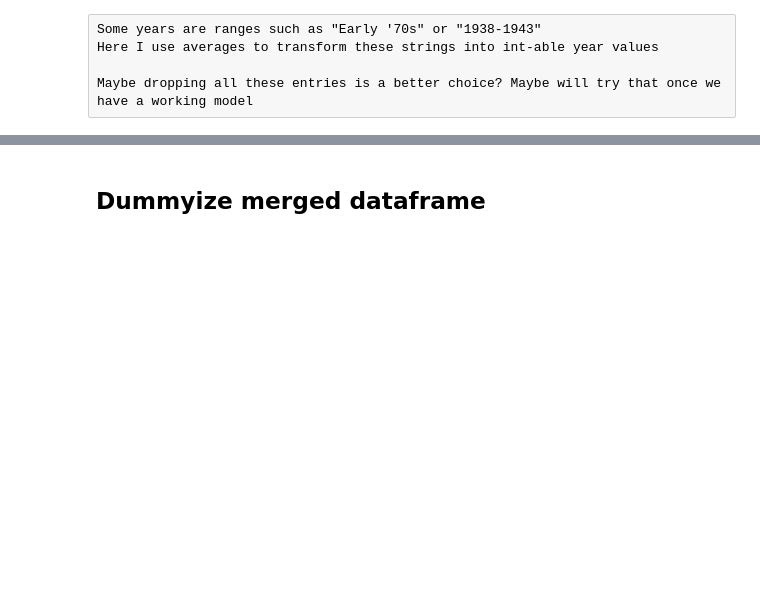
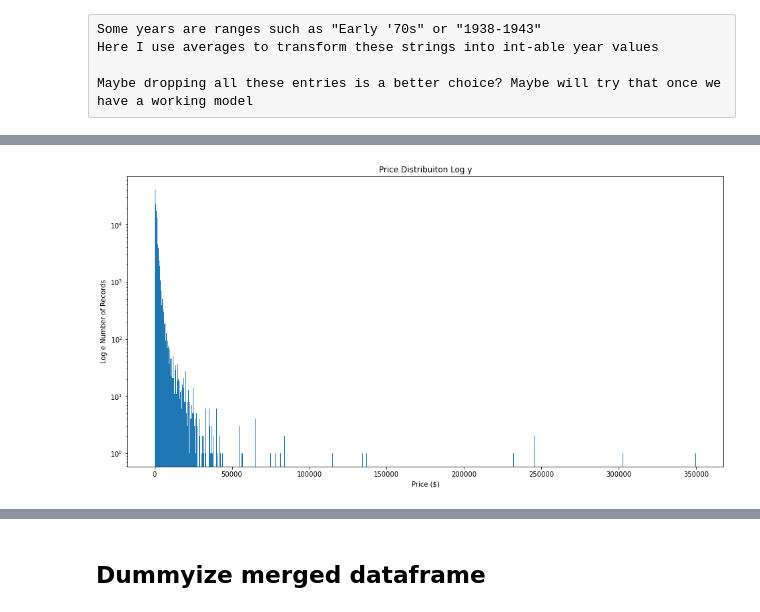
Before and after one commit to n-sweep/galvanize_capstone_2, a Jupyter notebook: exploration.ipynb, the cells around one changed output, grey strips where cells are left out. Cells and saved outputs as stored; diff of their text form; code cells hidden in the pictures; blank space fills up the shorter version.

```diff
--- a/exploration.ipynb
+++ b/exploration.ipynb
@@ -212 +220,10 @@ plt.show()
+# %%
+fig, ax = plt.subplots(figsize=(16,8))
+ax.hist(merge_df['price'], bins=1000, log=True)
+ax.set_title('Price Distribuiton Log y')
+ax.set_xlabel('Price ($)')
+ax.set_ylabel('Log e Number of Records')
+plt.show()
+# %% [output]
+[figure, added]
 # %%
```
Also changed, not shown: parts of 31 cells of this notebook.
